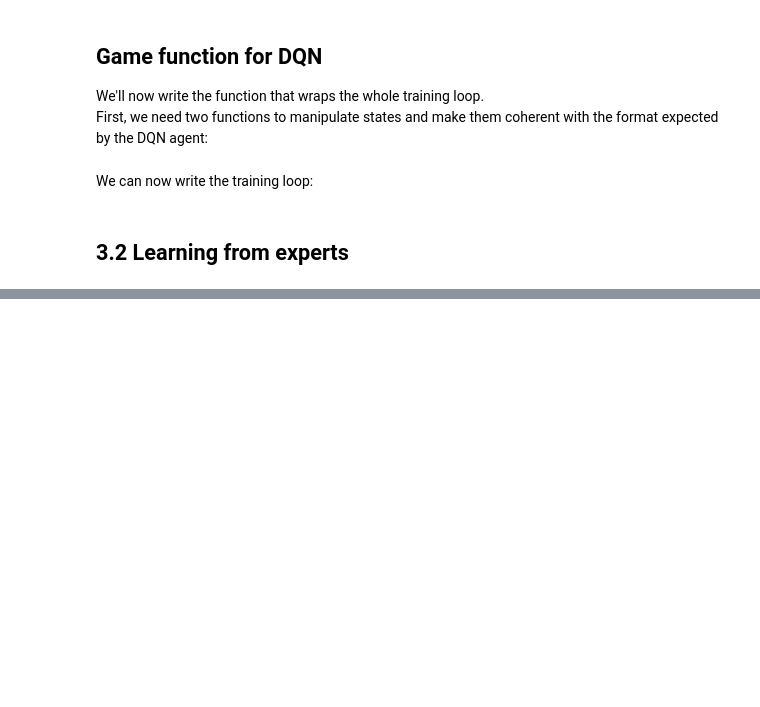
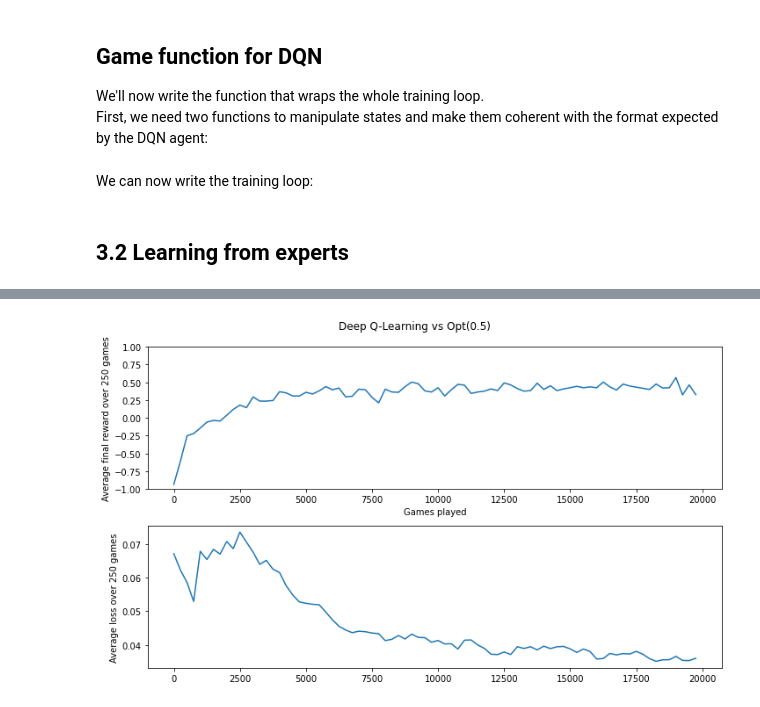
Before and after one commit to dauvillc/qlearning_tictactoe, a Jupyter notebook: answers.ipynb, the cells around one changed output, grey strips where cells are left out. Cells and saved outputs as stored; diff of their text form; code cells hidden in the pictures; blank space fills up the shorter version.

```diff
--- a/answers.ipynb
+++ b/answers.ipynb
@@ -837,0 +825,22 @@ plt.show()
+# %%
+window_size = 250
+fig, ax = plt.subplots(nrows=2, ncols=1, figsize=(10, 6))
+fig.suptitle("Deep Q-Learning vs Opt(0.5)")
+ax[0].plot(windowed_avg(rewards, window_size))
+ax[0].set_ylabel('Average final reward over 250 games')
+ax[0].set_ylim(-1, 1)
+xticks = np.arange(nb_games // window_size + 1, step=10)
+labels = [str(k) for k in xticks * window_size]
+ax[0].set_xticks(xticks)
+ax[0].set_xticklabels(labels)
+ax[0].set_xlabel('Games played')
+
+# Plots average game losses
+ax[1].plot(windowed_avg(losses, window_size))
+ax[1].set_ylabel('Average loss over 250 games')
+ax[1].set_xticks(xticks)
+ax[1].set_xticklabels(labels)
+plt.tight_layout()
+plt.show()
+# %% [output]
+[figure, added]
```
Also changed, not shown: parts of 4 cells of this notebook, 1 other file.
